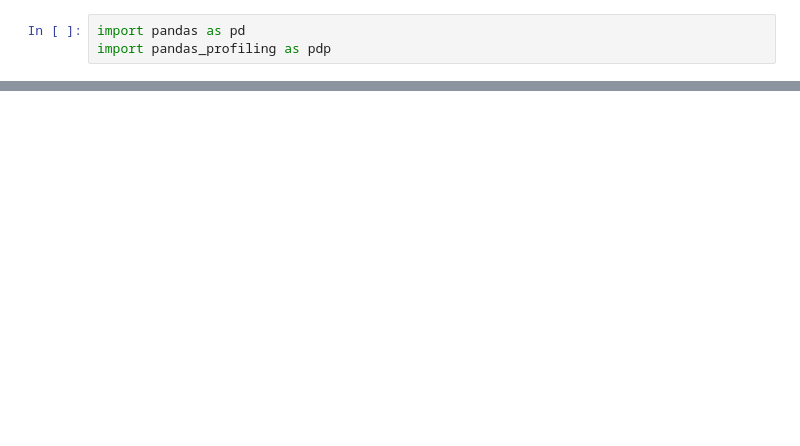
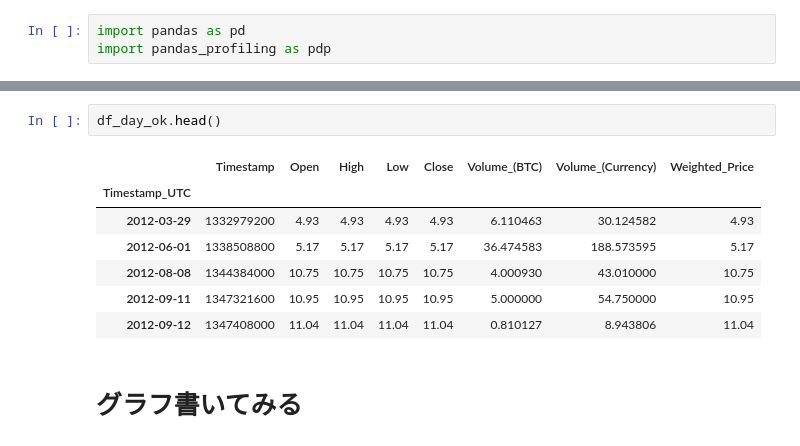
Before and after one commit to MiraiChino/ensemble, a Jupyter notebook: a.ipynb, the cells around one changed output, grey strips where cells are left out. Saved outputs shown, nothing was run; the diff lists cells and outputs as text; blank space fills up the shorter version.

```diff
--- a/a.ipynb
+++ b/a.ipynb
@@ -21,0 +71,12 @@ HTML(filename='data/coinbase_profile.html')
+# %%
+df_day_ok.head()
+# %% [output]
+|  | Timestamp | Open | High | Low | Close | Volume_(BTC) | Volume_(Currency) | Weighted_Price |
+| Timestamp_UTC |  |  |  |  |  |  |  |  |
+| 2012-03-29 | 1332979200 | 4.93 | 4.93 | 4.93 | 4.93 | 6.110463 | 30.124582 | 4.93 |
+| 2012-06-01 | 1338508800 | 5.17 | 5.17 | 5.17 | 5.17 | 36.474583 | 188.573595 | 5.17 |
+| 2012-08-08 | 1344384000 | 10.75 | 10.75 | 10.75 | 10.75 | 4.000930 | 43.010000 | 10.75 |
+| 2012-09-11 | 1347321600 | 10.95 | 10.95 | 10.95 | 10.95 | 5.000000 | 54.750000 | 10.95 |
+| 2012-09-12 | 1347408000 | 11.04 | 11.04 | 11.04 | 11.04 | 0.810127 | 8.943806 | 11.04 |
+# %% [markdown]
+# グラフ書いてみる
```
Also changed, not shown: parts of 16 cells of this notebook.
